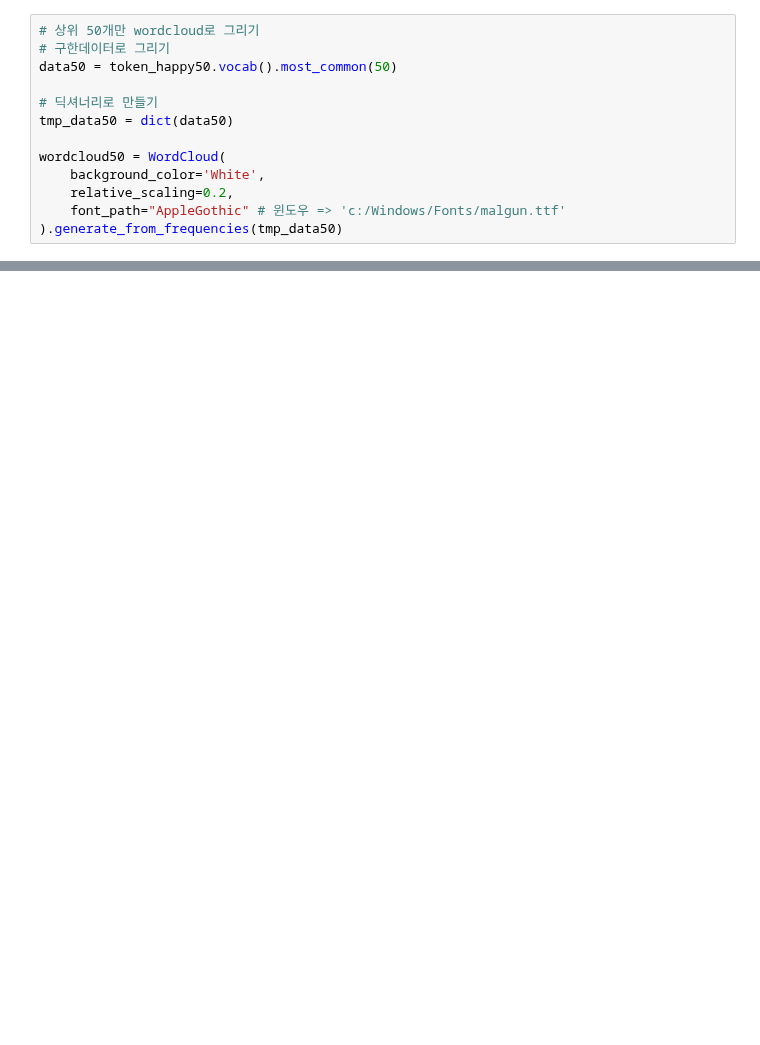
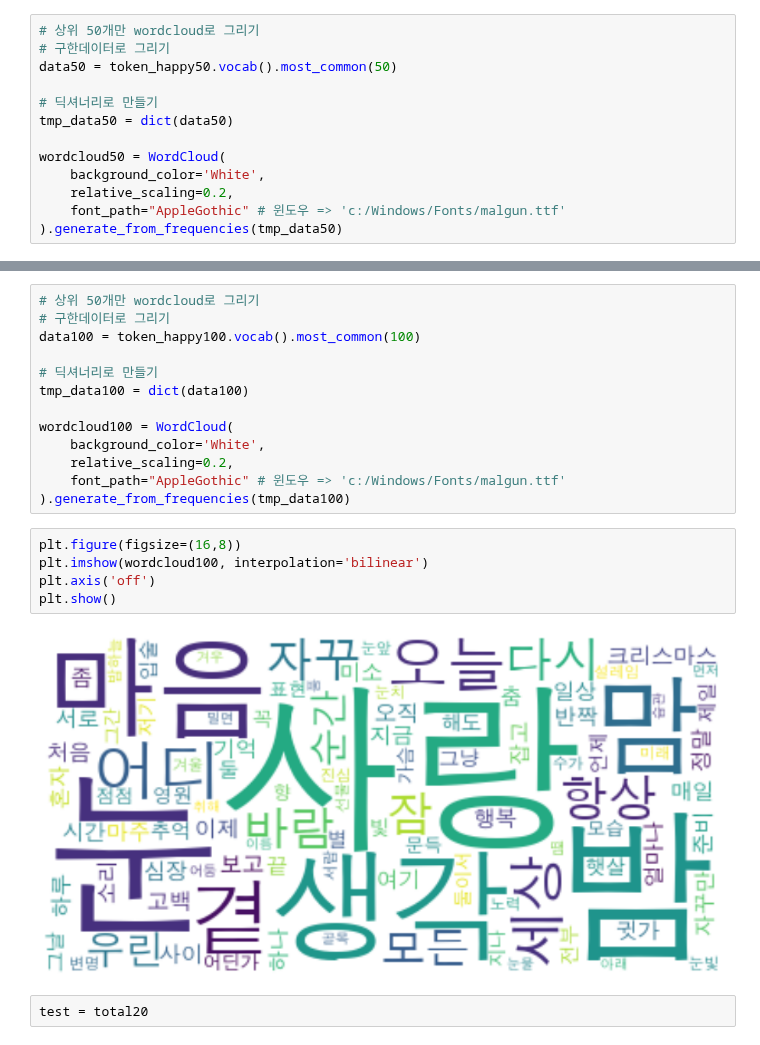
Before and after one commit to python-project-3Joe/python, a Jupyter notebook: Note/워드클라우드/기쁨 워드클라우드.ipynb, the cells around one changed output, grey strips where cells are left out. Drawn from its saved outputs; the diff is of its cells as text; blank space fills up the shorter version.

```diff
--- a/Note/워드클라우드/기쁨 워드클라우드.ipynb
+++ b/Note/워드클라우드/기쁨 워드클라우드.ipynb
@@ -149,0 +171,22 @@ plt.show()
+# %%
+# 상위 50개만 wordcloud로 그리기
+# 구한데이터로 그리기
+data100 = token_happy100.vocab().most_common(100)
+
+# 딕셔너리로 만들기
+tmp_data100 = dict(data100)
+
+wordcloud100 = WordCloud(
+    background_color='White',
+    relative_scaling=0.2,
+    font_path="AppleGothic" # 윈도우 => 'c:/Windows/Fonts/malgun.ttf'
+).generate_from_frequencies(tmp_data100)
+# %%
+plt.figure(figsize=(16,8))
+plt.imshow(wordcloud100, interpolation='bilinear')
+plt.axis('off')
+plt.show()
+# %% [output]
+[figure, added]
+# %%
+test = total20
```
Also changed, not shown: parts of 7 cells of this notebook, 1 other file.
